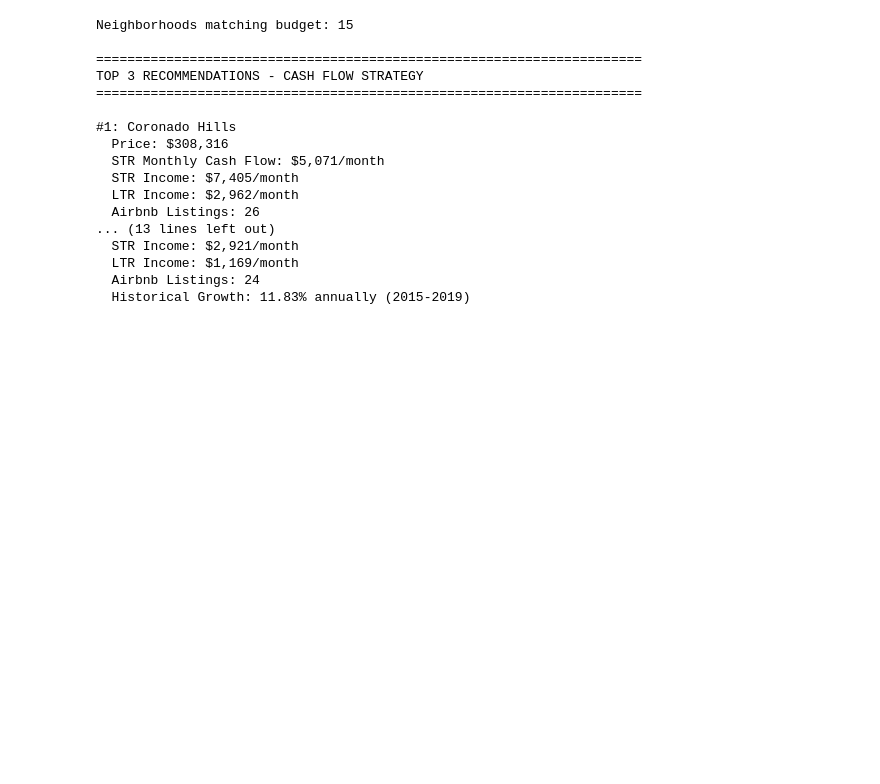
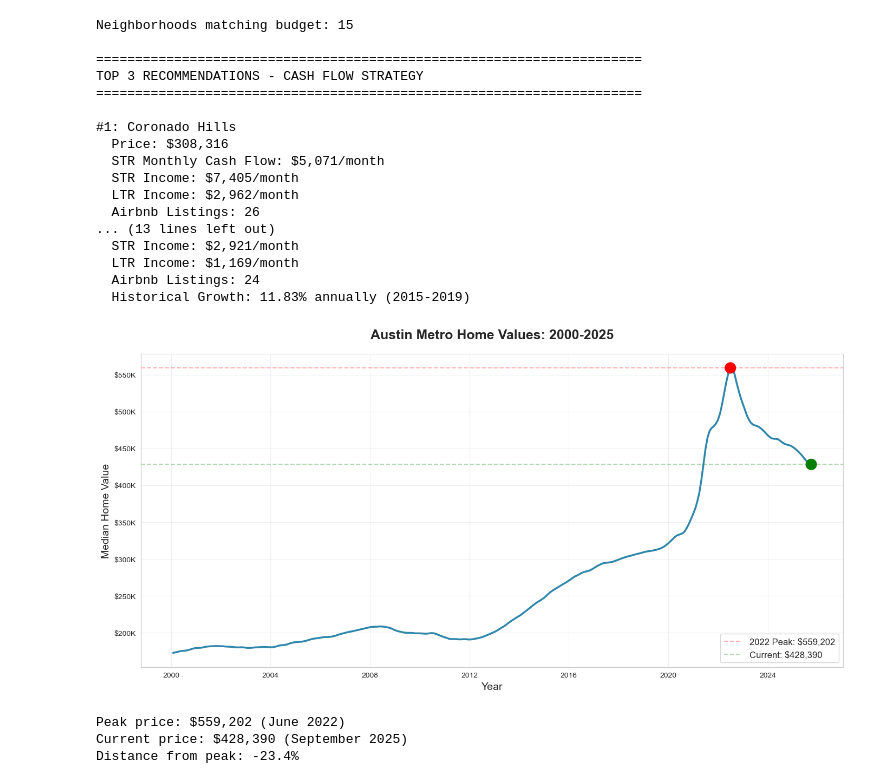
Before and after one commit to cleburn/austin-investment-analyzer, a Jupyter notebook: notebooks/texas-real-estate-analyzer.ipynb, the cells around one changed output. Drawn from its saved outputs; the diff is of its cells as text; code cells hidden in the pictures; blank space fills up the shorter version.

Commit message:
analysis: added visualizations and documentation

```diff
--- a/notebooks/texas-real-estate-analyzer.ipynb
+++ b/notebooks/texas-real-estate-analyzer.ipynb
@@ -701,3 +759,57 @@ TOP 3 RECOMMENDATIONS - CASH FLOW STRATEGY
   LTR Income: $1,169/month
   Airbnb Listings: 24
   Historical Growth: 11.83% annually (2015-2019)
+# %%
+# Set style
+sns.set_style("whitegrid")
+plt.rcParams['figure.figsize'] = (12, 6)
+
+# Get Austin metro data (from original Zillow metro dataset)
+austin_metro = df_home_values[df_home_values['RegionName'].str.contains('Austin, TX', na=False)].iloc[0]
+
+# Extract time series data
+date_cols = [col for col in austin_metro.index if col.startswith('20')]
+dates = pd.to_datetime(date_cols)
+prices = austin_metro[date_cols].values
+
+# Create the plot
+plt.figure(figsize=(14, 7))
+plt.plot(dates, prices, linewidth=2.5, color='#2E86AB')
+
+# Add key markers
+peak_idx = prices.argmax()
+peak_date = dates[peak_idx]
+peak_price = prices[peak_idx]
+
+current_price = prices[-1]
+current_date = dates[-1]
+
+plt.scatter([peak_date, current_date], [peak_price, current_price],
+            s=200, zorder=5, color=['red', 'green'])
+
+plt.axhline(y=peak_price, color='red', linestyle='--', alpha=0.3, label=f'2022 Peak: ${peak_price:,.0f}')
+plt.axhline(y=current_price, color='green', linestyle='--', alpha=0.3, label=f'Current: ${current_price:,.0f}')
+
+# Formatting
+plt.title('Austin Metro Home Values: 2000-2025', fontsize=18, fontweight='bold', pad=20)
+plt.xlabel('Year', fontsize=14)
+plt.ylabel('Median Home Value', fontsize=14)
+plt.legend(fontsize=12)
+plt.grid(True, alpha=0.3)
+
+# Format y-axis as currency
+ax = plt.gca()
+ax.yaxis.set_major_formatter(plt.FuncFormatter(lambda x, p: f'${x/1000:.0f}K'))
+
+plt.tight_layout()
+plt.savefig('../visuals/austin_metro_price_trends.png', dpi=300, bbox_inches='tight')
+plt.show()
+
+print(f"Peak price: ${peak_price:,.0f} ({peak_date.strftime('%B %Y')})")
+print(f"Current price: ${current_price:,.0f} ({current_date.strftime('%B %Y')})")
+print(f"Distance from peak: {((current_price / peak_price) - 1) * 100:.1f}%")
+# %% [output]
+[figure, added]
+Peak price: $559,202 (June 2022)
+Current price: $428,390 (September 2025)
+Distance from peak: -23.4%
```
Also changed, not shown: parts of 12 cells of this notebook, 4 other files.
